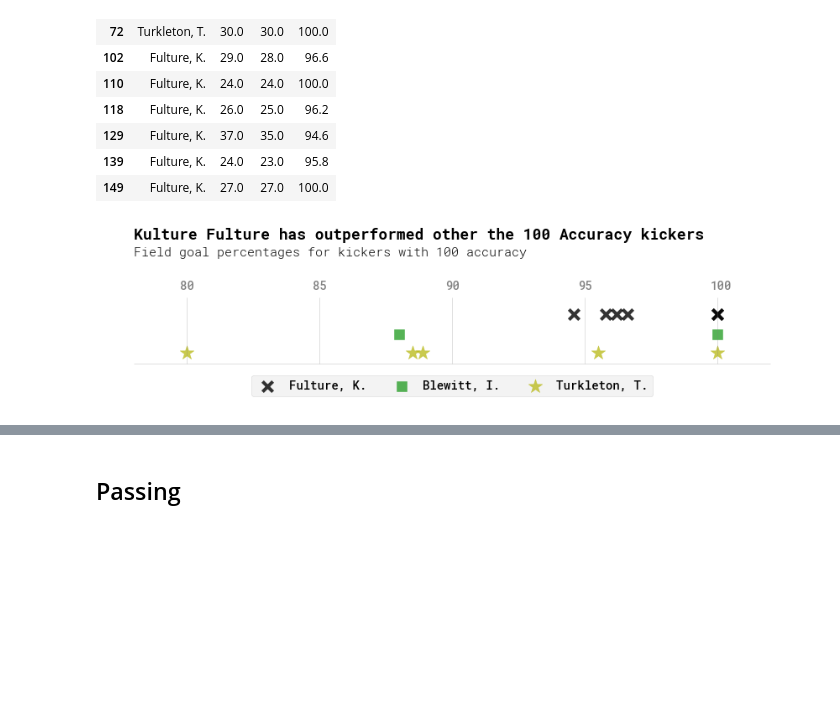
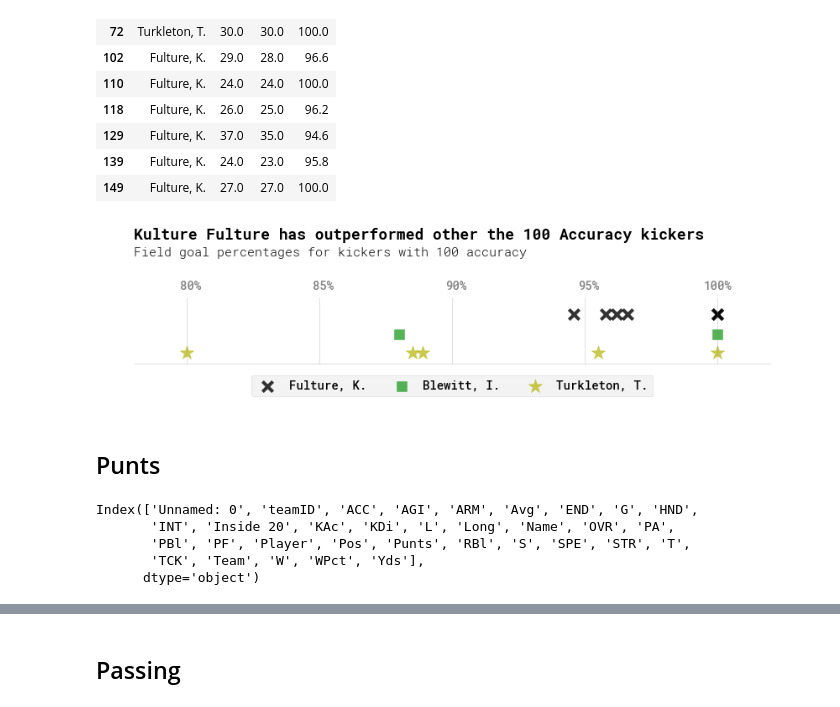
Before and after one commit to infinitempg/kicker-correlations, a Jupyter notebook: analysis.ipynb, the cells around one changed output, grey strips where cells are left out. Saved outputs shown, nothing was run; the diff lists cells and outputs as text; code cells hidden in the pictures; blank space fills up the shorter version.

```diff
--- a/analysis.ipynb
+++ b/analysis.ipynb
@@ -229,40 +231,42 @@ y = 'FG%'
 alph = 0.8
 fig = plt.figure(figsize=(12,4),facecolor='w')
 plt.axis('off')
 plt.rcParams['font.family'] = 'Roboto Mono'
 plt.rcParams['font.weight'] = 'medium'
 plt.xticks(fontname = 'NovaMono',weight='medium')
 plt.yticks(fontname = 'NovaMono',weight='medium')
 plt.hlines(100,78,102,color='gray',alpha=0.5,lw=0.5)
 plt.vlines(80,99,100,color='w',alpha=0.5,lw=0.5)
 plt.vlines(80,100,102,color='gray',alpha=0.5,lw=0.5)
-plt.text(79.75,102.25,'80',color='gray')
+plt.text(79.75,102.25,'80%',color='gray')
 plt.vlines(85,99,100,color='w',alpha=0.5,lw=0.5)
 plt.vlines(85,100,102,color='gray',alpha=0.5,lw=0.5)
-plt.text(84.75,102.25,'85',color='gray')
+plt.text(84.75,102.25,'85%',color='gray')
 plt.vlines(90,99,100,color='w',alpha=0.5,lw=0.5)
 plt.vlines(90,100,102,color='gray',alpha=0.5,lw=0.5)
-plt.text(89.75,102.25,'90',color='gray')
+plt.text(89.75,102.25,'90%',color='gray')
 plt.vlines(95,99,100,color='w',alpha=0.5,lw=0.5)
 plt.vlines(95,100,102,color='gray',alpha=0.5,lw=0.5)
-plt.text(94.75,102.25,'95',color='gray')
+plt.text(94.75,102.25,'95%',color='gray')
 plt.vlines(100,99,100,color='w',alpha=0.5,lw=0.5)
 plt.vlines(100,100,102,color='gray',alpha=0.5,lw=0.5)
-plt.text(99.75,102.25,'100',color='gray')
+plt.text(99.5,102.25,'100%',color='gray')
 plt.scatter(fulture100[y],fulture100[x]+1.5,label='Fulture, K.',s=150,c='k',marker='x',alpha=alph)
 plt.scatter(blewitt100[y],blewitt100[x]+.888,marker=',',c='tab:green',s=150,alpha=alph,label='Blewitt, I.')
 plt.scatter(turk100[y],turk100[x]+.33,label='Turkleton, T.',s=300,c='tab:olive',marker='*',alpha=alph)
 plt.text(78,103.75,'Kulture Fulture has outperformed other the 100 Accuracy kickers',weight='bold',size=18)
 plt.text(78,103.25,'Field goal percentages for kickers with 100 accuracy',size=15,weight='light')
 plt.xlabel(y)
 plt.ylabel(x)
 # plt.ylim(90,110)
 plt.legend(ncol=3,loc=8)
 plt.tight_layout()
-plt.savefig('images/100Accuracy.png',facecolor=fig.get_facecolor())
+plt.savefig('images/100Accuracy.png',facecolor=fig.get_facecolor(),bbox_inches='tight')
 plt.show()
 # %% [output]
-[figure, old version]
+[figure, new version]
 # %%
 fg100df = kickDF2.loc[kickDF2['FG%'] == 100]
 fg100df[['Name','S','Team','W','L','FGM','FG%','XPM','XP%','KDi','KAc']].sort_values(['XP%','S'],ascending=[False,True]).set_index('Name').to_csv('FG100.csv')
+# %% [markdown]
+## Punts
@@ -268,0 +276,8 @@ fg100df[['Name','S','Team','W','L','FGM','FG%','XPM','XP%','KDi','KAc']].sort_va
+# %%
+puntDF2.columns
+# %% [output]
+Index(['Unnamed: 0', 'teamID', 'ACC', 'AGI', 'ARM', 'Avg', 'END', 'G', 'HND',
+       'INT', 'Inside 20', 'KAc', 'KDi', 'L', 'Long', 'Name', 'OVR', 'PA',
+       'PBl', 'PF', 'Player', 'Pos', 'Punts', 'RBl', 'S', 'SPE', 'STR', 'T',
+       'TCK', 'Team', 'W', 'WPct', 'Yds'],
+      dtype='object')
```
Also changed, not shown: parts of 19 cells of this notebook, 12 other files.
